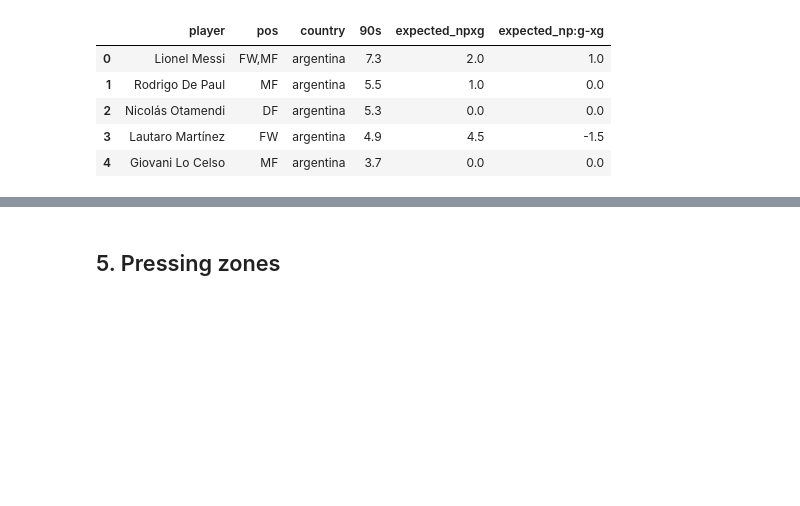
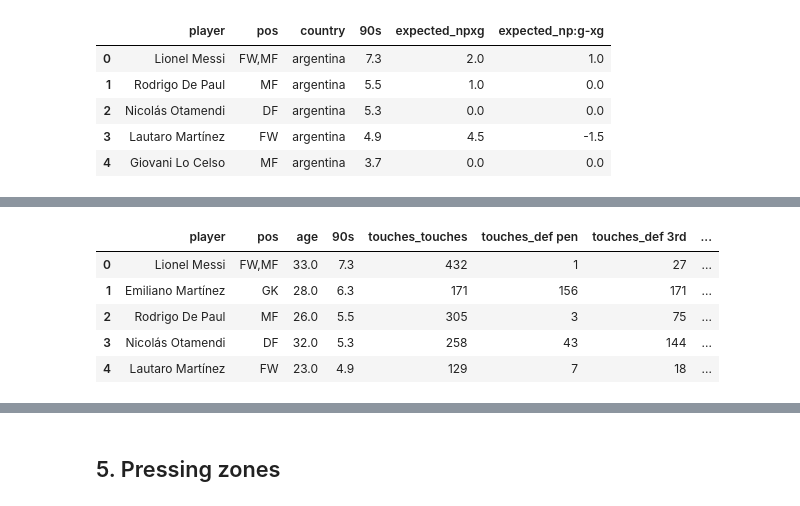
Before and after one commit to joausaga/copa-america-2021-analytics, a Jupyter notebook: team_analysis.ipynb, the cells around one changed output, grey strips where cells are left out. Drawn from its saved outputs; the diff is of its cells as text; code cells hidden in the pictures; blank space fills up the shorter version.

```diff
--- a/team_analysis.ipynb
+++ b/team_analysis.ipynb
@@ -462,0 +480,9 @@ plt.show()
+# %%
+possession_df.head()
+# %% [output]
+|  | player | pos | age | 90s | touches_touches | touches_def pen | touches_def 3rd | ... |
+| 0 | Lionel Messi | FW,MF | 33.0 | 7.3 | 432 | 1 | 27 | ... |
+| 1 | Emiliano Martínez | GK | 28.0 | 6.3 | 171 | 156 | 171 | ... |
+| 2 | Rodrigo De Paul | MF | 26.0 | 5.5 | 305 | 3 | 75 | ... |
+| 3 | Nicolás Otamendi | DF | 32.0 | 5.3 | 258 | 43 | 144 | ... |
+| 4 | Lautaro Martínez | FW | 23.0 | 4.9 | 129 | 7 | 18 | ... |
```
Also changed, not shown: parts of 66 cells of this notebook, 2 other files.
